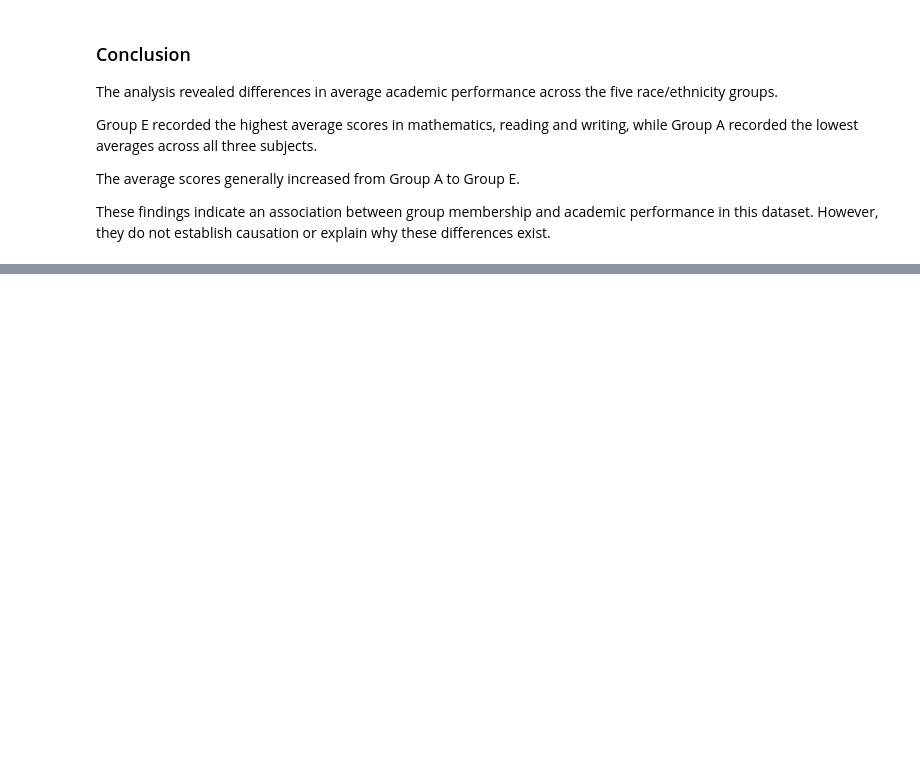
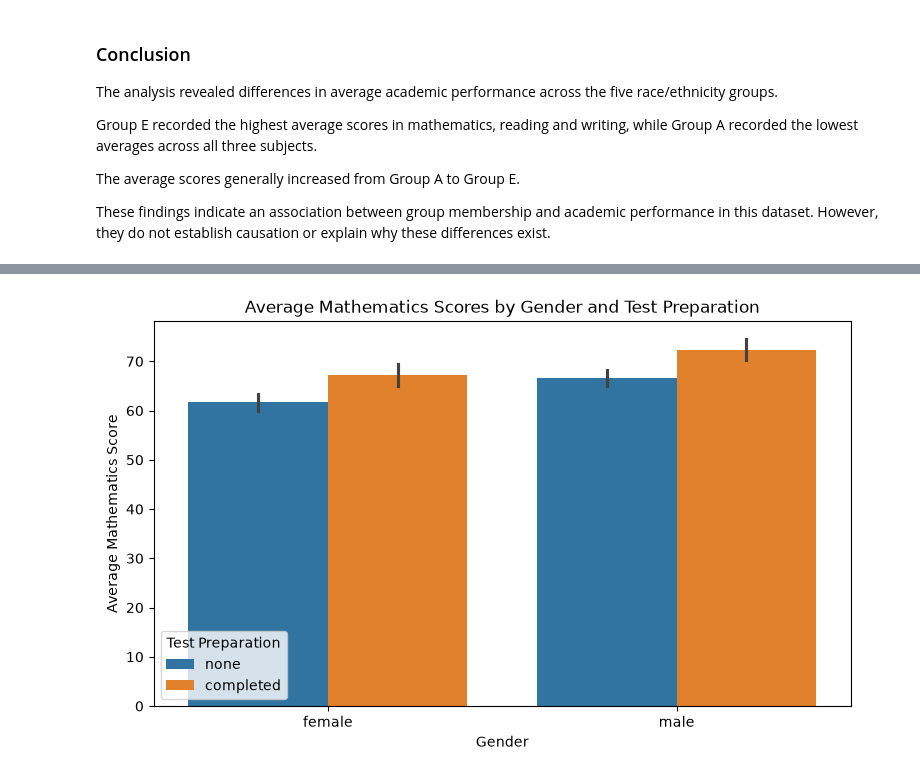
Before and after one commit to kiptochmike/student-exam-performance-eda, a Jupyter notebook: student.ipynb, the cells around one changed output, grey strips where cells are left out. Cells and saved outputs as stored; diff of their text form; code cells hidden in the pictures; blank space fills up the shorter version.

Commit message:
Complete EDA and begin machine learning preparation

```diff
--- a/student.ipynb
+++ b/student.ipynb
@@ -535,0 +725,18 @@ establish causation or explain why these differences exist.
+# %%
+# Visualize this results
+plt.figure(figsize=(9,5))
+
+sns.barplot(
+    data=student_data,
+    x='gender',
+    y='math score',
+    hue='test preparation course'
+)
+
+plt.title('Average Mathematics Scores by Gender and Test Preparation')
+plt.xlabel('Gender')
+plt.ylabel('Average Mathematics Score')
+plt.legend(title='Test Preparation')
+plt.show()
+# %% [output]
+[figure, added]
```
Also changed, not shown: parts of 32 cells of this notebook.
